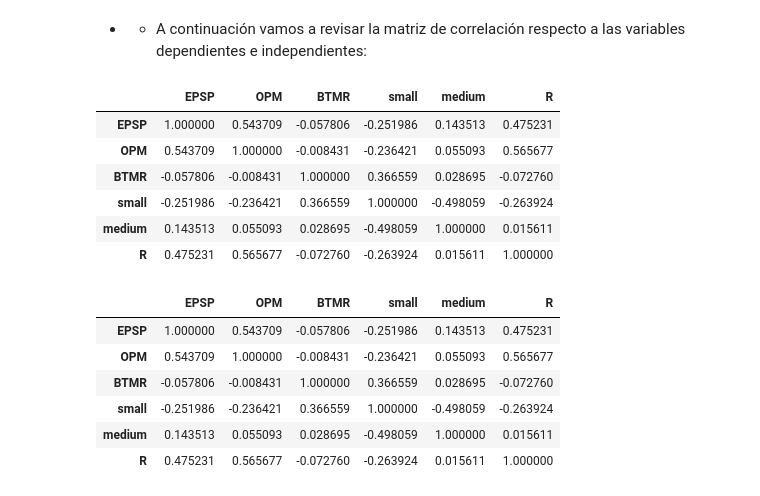
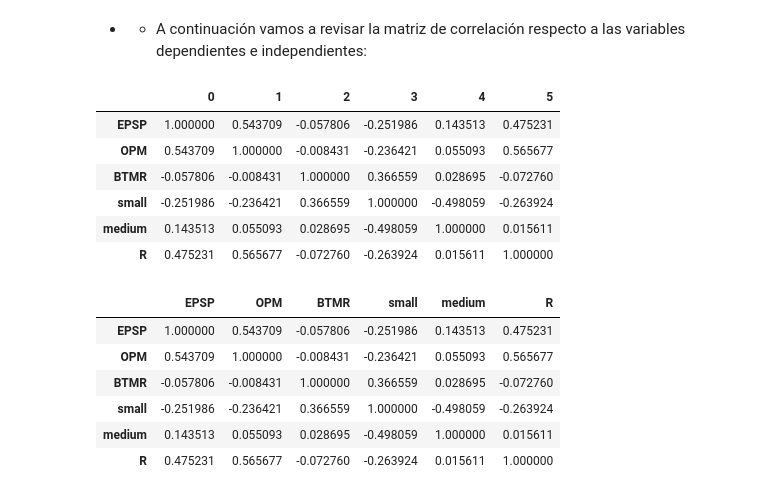
Before and after one commit to A01706155/TC3007C.502_Estadistica, a Jupyter notebook: parte1.ipynb, the cells around one changed output. Saved outputs shown, nothing was run; the diff lists cells and outputs as text; code cells hidden in the pictures.

```diff
--- a/parte1.ipynb
+++ b/parte1.ipynb
@@ -167,28 +163,28 @@ x.corr()
 # %%
 # We calculate the correlation maxtrix with this formula:
 # Corrrelation(X,y) = Covariance(X,y)/dev_std(x)*dev_std(y)
 def corrXY(xy):
     N = len(xy)
     uno = np.ones((N,1))
-    f_stp = xy.T @ xy; s_stp = xy.T @ uno; t_stp = s_stp.T
-    covarxy = (f_stp - (1/N) * (s_stp @ t_stp)) / (N-1)
+    f_stp = np.matmul(xy.T, xy); s_stp = np.matmul(xy.T, uno); t_stp = s_stp.T
+    covarxy = (f_stp - (1/N) * (np.matmul(s_stp, t_stp))) / (N-1)
     desv_xy = np.diag(covarxy)**0.5
 
     desv = [[0 for y in range(len(desv_xy))]
               for x in range(len(desv_xy))]
 
     for i in range(len(desv_xy)):
         for j in range(len(desv_xy)):
             desv[i][j] = desv_xy[i] * desv_xy[j]
 
     desv = np.array([np.array(s) for s in desv])
 
     return covarxy / desv
 
 # We call our function and execute it with our data
 corrXY(xy)
 # %% [output]
-|  | EPSP | OPM | BTMR | small | medium | R |
+|  | 0 | 1 | 2 | 3 | 4 | 5 |
 | EPSP | 1.000000 | 0.543709 | -0.057806 | -0.251986 | 0.143513 | 0.475231 |
 | OPM | 0.543709 | 1.000000 | -0.008431 | -0.236421 | 0.055093 | 0.565677 |
 | BTMR | -0.057806 | -0.008431 | 1.000000 | 0.366559 | 0.028695 | -0.072760 |
```
Also changed, not shown: parts of 7 cells of this notebook.
